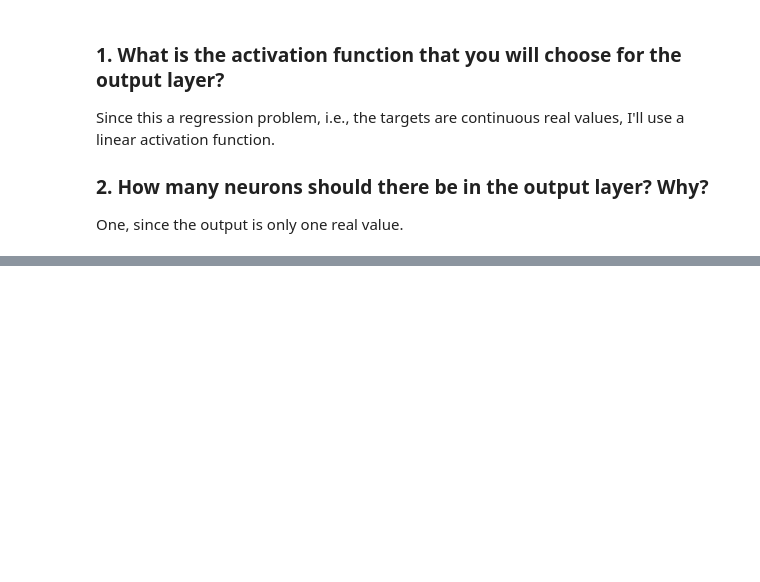
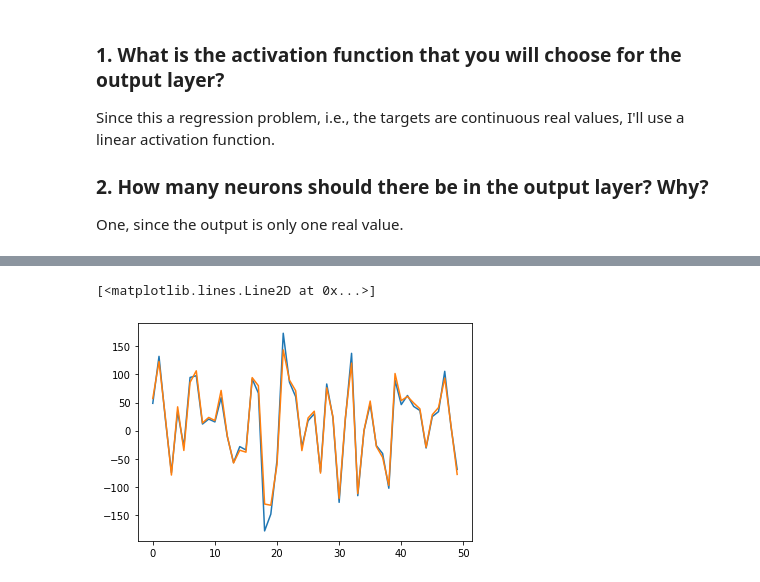
Before and after one commit to anav1001/CS-5783-Fall2022, a Jupyter notebook: Assignment-2/Assignment_2.ipynb, the cells around one changed output, grey strips where cells are left out. Cells and saved outputs as stored; diff of their text form; code cells hidden in the pictures; blank space fills up the shorter version.

```diff
--- a/Assignment-2/Assignment_2.ipynb
+++ b/Assignment-2/Assignment_2.ipynb
@@ -65,13 +66,0 @@ def par_init(input_size, neurons, output_size):
-# %%
-X_train = np.loadtxt("content/drive/MyDrive/X_train.csv")
-Y_train = np.loadtxt("content/drive/MyDrive/Y_train.csv")
-
-print(np.shape(X_train))
-
-stru = structure(X_train,Y_train)
-
-# Define initial parameters
-W1 = np.random.rand(stru[0],stru[2])
-b1 = np.random.rand(stru[2],stru[1])
-W2 = np.random.rand(stru[2],stru[3])
-b2 = np.random.rand(stru[3],1)
@@ -173,0 +160,2 @@ parameters = NN(X_train, Y_train, 4, num_iterations=1000)
+# %%
+parameters = neural_network_model(X_train, Y_train, 50, num_iterations=10000)
@@ -173,0 +180,23 @@ parameters = NN(X_train, Y_train, 4, num_iterations=1000)
+# %%
+def prediction(parameters, X):
+    A2, cache = forward_pass(X, parameters)
+    predictions = A2
+
+    return predictions
+# %%
+X_test = np.loadtxt("content/drive/MyDrive/X_test.csv")
+Y_test = np.loadtxt("content/drive/MyDrive/Y_test.csv")
+
+print(Y_test)
+
+X_test = X_test.T
+Y_test = Y_test.reshape(1, Y_test.shape[0])
+
+predictions = prediction(parameters, X_test)
+
+n = np.size(Y_test)
+error = np.sum(np.square(Y_test - predictions))/n
+print("MSE = ",error)
+
+Y_test = Y_test.reshape(n,1)
+predictions = predictions.reshape(n,1)
@@ -173,0 +218,6 @@ parameters = NN(X_train, Y_train, 4, num_iterations=1000)
+# %%
+plt.plot(np.arange(n),Y_test)
+plt.plot(np.arange(n),predictions)
+# %% [output]
+[<matplotlib.lines.Line2D at 0x...>]
+[figure, added]
```
Also changed, not shown: parts of 18 cells of this notebook.
